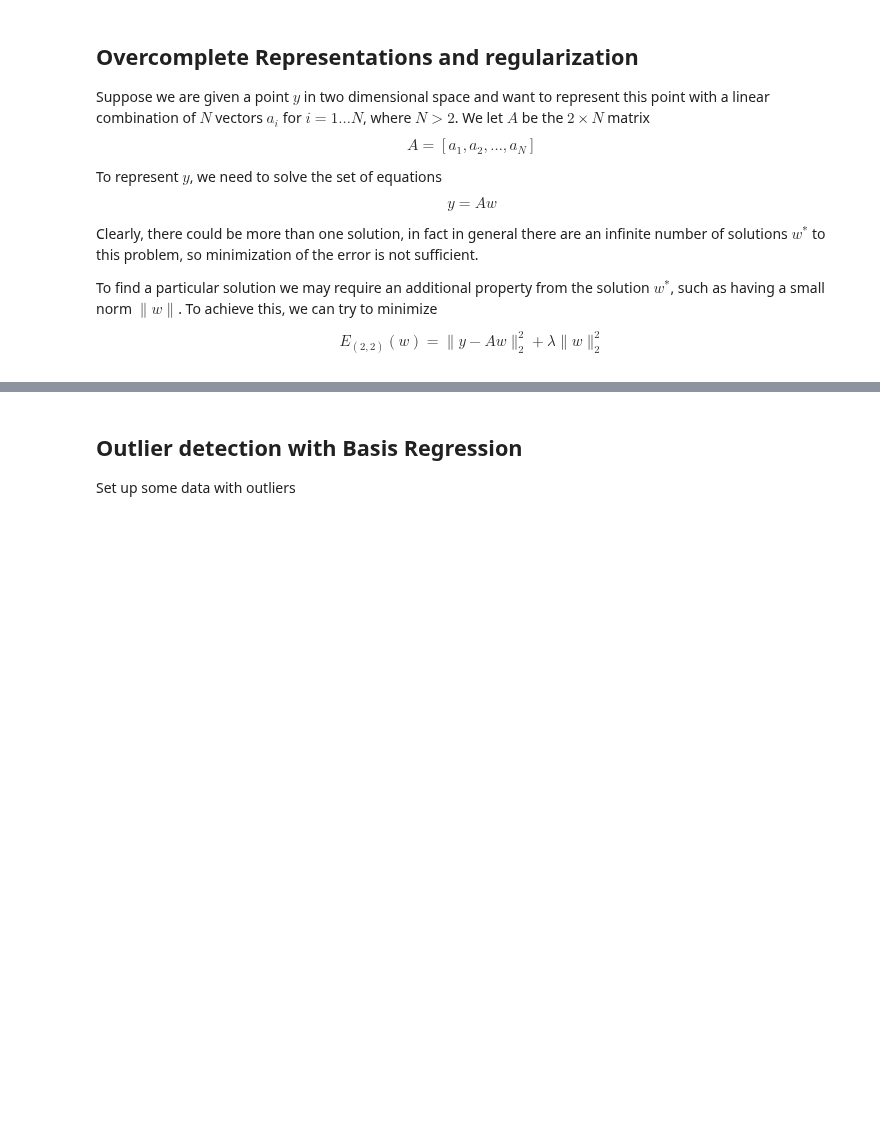
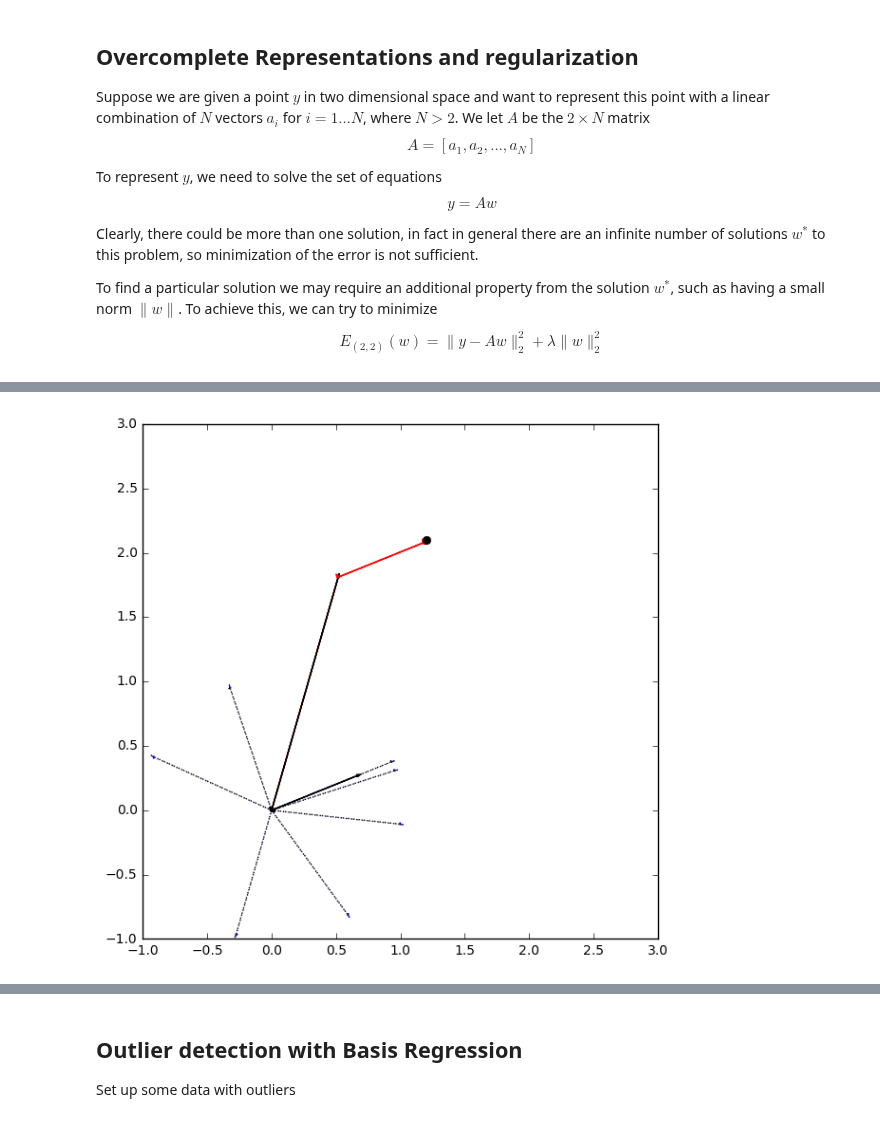
Before and after one commit to atcemgil/notes, a Jupyter notebook: RobustRegression.ipynb, the cells around one changed output, grey strips where cells are left out. Saved outputs shown, nothing was run; the diff lists cells and outputs as text; code cells hidden in the pictures; blank space fills up the shorter version.

```diff
--- a/RobustRegression.ipynb
+++ b/RobustRegression.ipynb
@@ -199,0 +164,82 @@ plt.show()
+# %%
+## Regularization
+lam = 0.05
+
+p = 2
+q = 1
+
+
+def Visualize_Basis(A,w=None, x=None,ylim=[-0.5, 1.1]):
+    K = A.shape[1]
+    if x is None:
+        x = np.arange(0,A.shape[0])
+
+    if w is None:
+        plt.figure(figsize=(6,2*K))
+        #plt.show()
+        for i in range(K):
+            plt.subplot(K,1,i+1)
+            plt.stem(x,A[:,i])
+            plt.gcf().gca().set_xlim([-1, K+2])
+            plt.gcf().gca().set_ylim(ylim)
+            plt.gcf().gca().axis('off')
+
+        plt.show()
+    else: # if w is not None
+        plt.figure(figsize=(6,2*K))
+        for i in range(K):
+            plt.subplot(K,2,2*i+1)
+            plt.stem(x,A[:,i])
+            plt.gcf().gca().set_xlim([-1, K+2])
+            plt.gcf().gca().set_ylim(ylim)
+            plt.gcf().gca().axis('off')
+
+            plt.subplot(K,2,2*i+2)
+            plt.stem(x,A[:,i]*w[i])
+            plt.gcf().gca().set_xlim([-1, K+2])
+            if np.abs(w[i])<1:
+                plt.gcf().gca().set_ylim(ylim)
+            plt.gcf().gca().axis('off')
+
+        plt.show()
+
+# Construct the problem.
+w = cvx.Variable(len(th))
+
+objective = cvx.Minimize(cvx.norm(A*w - y, p)**p + lam*cvx.norm(w, q)**q)
+constraints = []
+prob = cvx.Problem(objective, constraints)
+
+# The optimal objective is returned by prob.solve().
+result = prob.solve()
+
+
+fig = plt.figure(figsize=(7,7))
+ws = np.array(w.value)
+
+v = np.zeros(2)
+for i in range(len(th)):
+    dx = A[0,i]*ws[i]
+    dy = A[1,i]*ws[i]
+    plt.arrow(v[0],v[1], dx[0], dy[0],color='red')
+    v[0] = v[0]+dx
+    v[1] = v[1]+dy
+    plt.arrow(0,0, dx[0], dy[0])
+    plt.arrow(0,0,A[0,i],A[1,i],linestyle=':')
+
+
+plt.plot(y[0],y[1],'ok')
+plt.gca().set_xlim((-1,3))
+plt.gca().set_ylim((-1,3))
+plt.show()
+
+fig = plt.figure(figsize=(7,1))
+plt.stem(ws, markerfmt='.b', basefmt='b:')
+plt.axes().set_xlim((-1,N))
+plt.gca().axis('off')
+
+plt.show()
+
+Visualize_Basis(A,w=ws,ylim=[-2,2])
+# %% [output]
+[figure, added]
```
Also changed, not shown: parts of 7 cells of this notebook, 1 other file.
